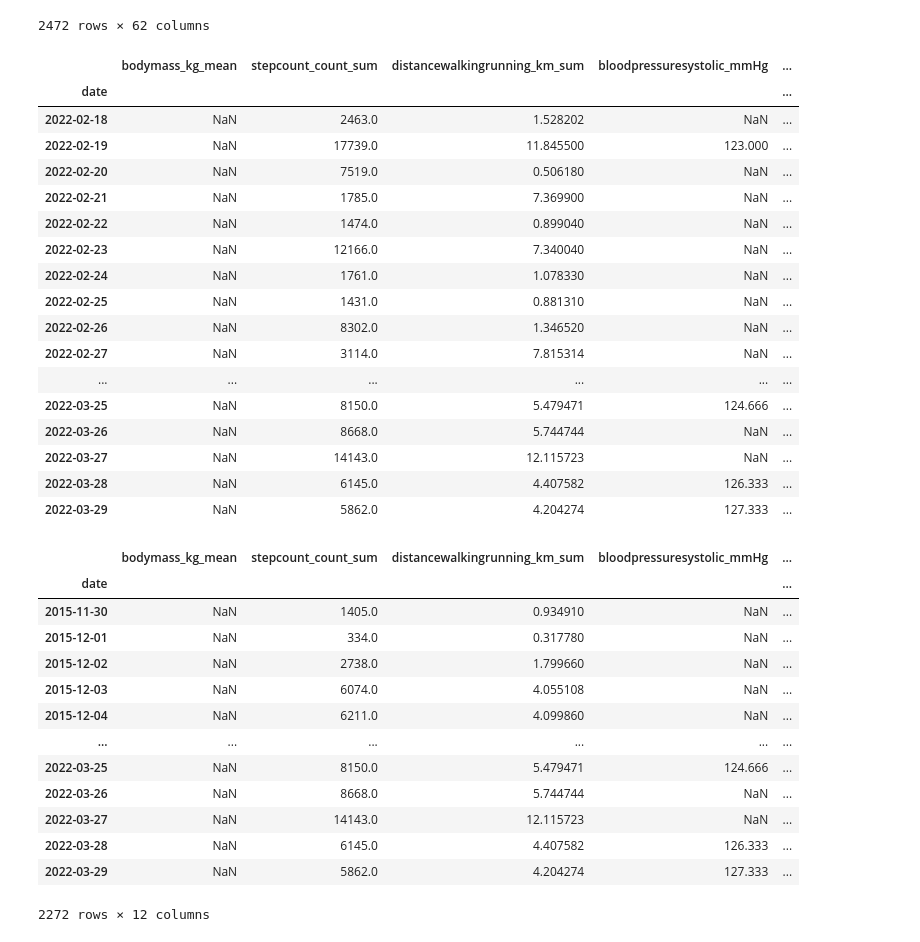
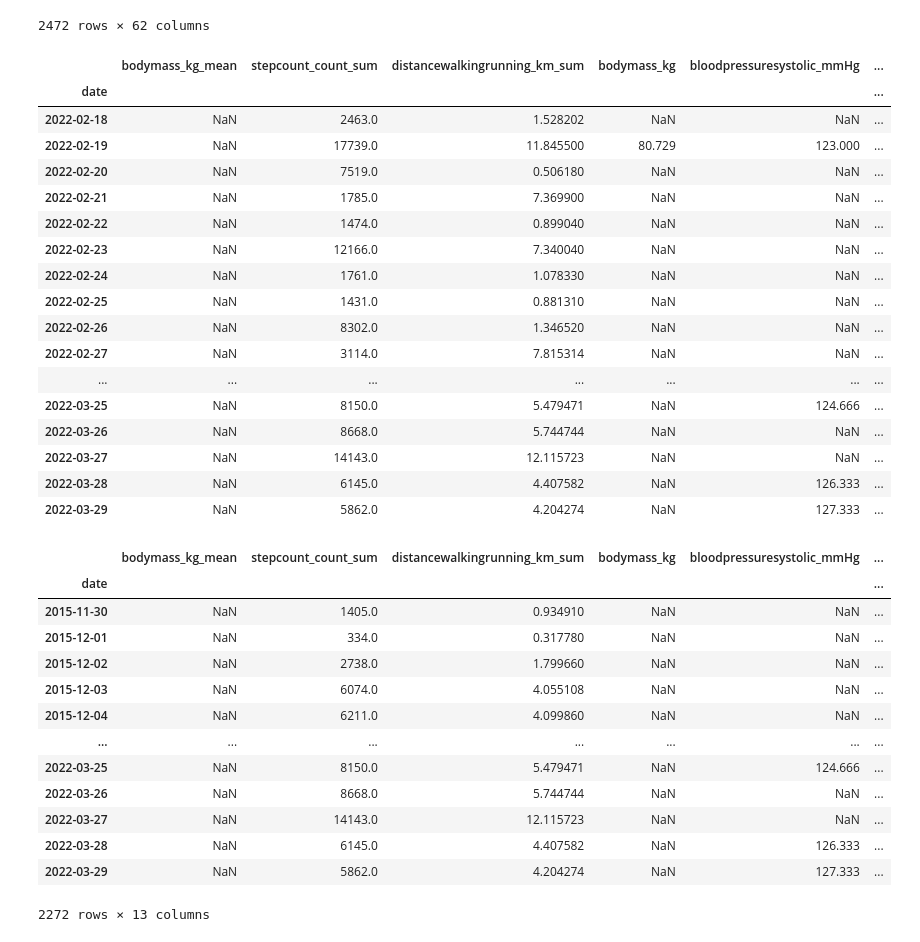
Before and after one commit to engdan77/metrics_collector, a Jupyter notebook: notebooks/metrics.ipynb, the cells around one changed output. Cells and saved outputs as stored; diff of their text form; code cells hidden in the pictures.

Commit message:
Adding bodymass

```diff
--- a/notebooks/metrics.ipynb
+++ b/notebooks/metrics.ipynb
@@ -44,31 +44,31 @@ df
 | 2022-03-29 | 2022-03-29 | NaN | NaN | NaN | NaN | ... |
 2472 rows × 62 columns
 # %%
-relevant_columns = ('date', 'bodymass_kg_mean', 'stepcount_count_sum', 'distancewalkingrunning_km_sum', 'bodymass_kg_mean', 'bloodpressuresystolic_mmHg', 'bloodpressurediastolic_mmHg', 'walking_distance_meters', 'running_distance_meters')
+relevant_columns = ('date', 'bodymass_kg_mean', 'stepcount_count_sum', 'distancewalkingrunning_km_sum', 'bodymass_kg', 'bloodpressuresystolic_mmHg', 'bloodpressurediastolic_mmHg', 'walking_distance_meters', 'running_distance_meters')
 strategy = {_: 'first' for _ in relevant_columns}
 df = df.groupby(df.index).agg(strategy)
 df.sort_index()
 df.drop('date', axis=1, inplace=True)
 df.tail(40)
 # %% [output]
-|  | bodymass_kg_mean | stepcount_count_sum | distancewalkingrunning_km_sum | bloodpressuresystolic_mmHg | ... |
-| date |  |  |  |  | ... |
-| 2022-02-18 | NaN | 2463.0 | 1.528202 | NaN | ... |
-| 2022-02-19 | NaN | 17739.0 | 11.845500 | 123.000 | ... |
-| 2022-02-20 | NaN | 7519.0 | 0.506180 | NaN | ... |
-| 2022-02-21 | NaN | 1785.0 | 7.369900 | NaN | ... |
-| 2022-02-22 | NaN | 1474.0 | 0.899040 | NaN | ... |
-| 2022-02-23 | NaN | 12166.0 | 7.340040 | NaN | ... |
-| 2022-02-24 | NaN | 1761.0 | 1.078330 | NaN | ... |
-| 2022-02-25 | NaN | 1431.0 | 0.881310 | NaN | ... |
-| 2022-02-26 | NaN | 8302.0 | 1.346520 | NaN | ... |
-| 2022-02-27 | NaN | 3114.0 | 7.815314 | NaN | ... |
-| ... | ... | ... | ... | ... | ... |
-| 2022-03-25 | NaN | 8150.0 | 5.479471 | 124.666 | ... |
-| 2022-03-26 | NaN | 8668.0 | 5.744744 | NaN | ... |
-| 2022-03-27 | NaN | 14143.0 | 12.115723 | NaN | ... |
-| 2022-03-28 | NaN | 6145.0 | 4.407582 | 126.333 | ... |
-| 2022-03-29 | NaN | 5862.0 | 4.204274 | 127.333 | ... |
+|  | bodymass_kg_mean | stepcount_count_sum | distancewalkingrunning_km_sum | bodymass_kg | bloodpressuresystolic_mmHg | ... |
+| date |  |  |  |  |  | ... |
+| 2022-02-18 | NaN | 2463.0 | 1.528202 | NaN | NaN | ... |
+| 2022-02-19 | NaN | 17739.0 | 11.845500 | 80.729 | 123.000 | ... |
+| 2022-02-20 | NaN | 7519.0 | 0.506180 | NaN | NaN | ... |
+| 2022-02-21 | NaN | 1785.0 | 7.369900 | NaN | NaN | ... |
+| 2022-02-22 | NaN | 1474.0 | 0.899040 | NaN | NaN | ... |
+| 2022-02-23 | NaN | 12166.0 | 7.340040 | NaN | NaN | ... |
+| 2022-02-24 | NaN | 1761.0 | 1.078330 | NaN | NaN | ... |
+| 2022-02-25 | NaN | 1431.0 | 0.881310 | NaN | NaN | ... |
+| 2022-02-26 | NaN | 8302.0 | 1.346520 | NaN | NaN | ... |
+| 2022-02-27 | NaN | 3114.0 | 7.815314 | NaN | NaN | ... |
+| ... | ... | ... | ... | ... | ... | ... |
+| 2022-03-25 | NaN | 8150.0 | 5.479471 | NaN | 124.666 | ... |
+| 2022-03-26 | NaN | 8668.0 | 5.744744 | NaN | NaN | ... |
+| 2022-03-27 | NaN | 14143.0 | 12.115723 | NaN | NaN | ... |
+| 2022-03-28 | NaN | 6145.0 | 4.407582 | NaN | 126.333 | ... |
+| 2022-03-29 | NaN | 5862.0 | 4.204274 | NaN | 127.333 | ... |
 # %%
 df['running_distance_garmin'] = df.running_distance_meters.apply(lambda x: x / 1000 if not pd.isna(x) else 0)
 df['walking_distance_garmin'] = df.walking_distance_meters.apply(lambda x: x / 1000 if not pd.isna(x) else 0)
@@ -79,20 +79,20 @@ df['running_km'] = df.apply(lambda row: row.running_distance_garmin, axis=1)
 
 df
 # %% [output]
-|  | bodymass_kg_mean | stepcount_count_sum | distancewalkingrunning_km_sum | bloodpressuresystolic_mmHg | ... |
-| date |  |  |  |  | ... |
-| 2015-11-30 | NaN | 1405.0 | 0.934910 | NaN | ... |
-| 2015-12-01 | NaN | 334.0 | 0.317780 | NaN | ... |
-| 2015-12-02 | NaN | 2738.0 | 1.799660 | NaN | ... |
-| 2015-12-03 | NaN | 6074.0 | 4.055108 | NaN | ... |
-| 2015-12-04 | NaN | 6211.0 | 4.099860 | NaN | ... |
-| ... | ... | ... | ... | ... | ... |
-| 2022-03-25 | NaN | 8150.0 | 5.479471 | 124.666 | ... |
-| 2022-03-26 | NaN | 8668.0 | 5.744744 | NaN | ... |
-| 2022-03-27 | NaN | 14143.0 | 12.115723 | NaN | ... |
-| 2022-03-28 | NaN | 6145.0 | 4.407582 | 126.333 | ... |
-| 2022-03-29 | NaN | 5862.0 | 4.204274 | 127.333 | ... |
+|  | bodymass_kg_mean | stepcount_count_sum | distancewalkingrunning_km_sum | bodymass_kg | bloodpressuresystolic_mmHg | ... |
+| date |  |  |  |  |  | ... |
+| 2015-11-30 | NaN | 1405.0 | 0.934910 | NaN | NaN | ... |
+| 2015-12-01 | NaN | 334.0 | 0.317780 | NaN | NaN | ... |
+| 2015-12-02 | NaN | 2738.0 | 1.799660 | NaN | NaN | ... |
+| 2015-12-03 | NaN | 6074.0 | 4.055108 | NaN | NaN | ... |
+| 2015-12-04 | NaN | 6211.0 | 4.099860 | NaN | NaN | ... |
+| ... | ... | ... | ... | ... | ... | ... |
+| 2022-03-25 | NaN | 8150.0 | 5.479471 | NaN | 124.666 | ... |
+| 2022-03-26 | NaN | 8668.0 | 5.744744 | NaN | NaN | ... |
+| 2022-03-27 | NaN | 14143.0 | 12.115723 | NaN | NaN | ... |
+| 2022-03-28 | NaN | 6145.0 | 4.407582 | NaN | 126.333 | ... |
+| 2022-03-29 | NaN | 5862.0 | 4.204274 | NaN | 127.333 | ... |
-2272 rows × 12 columns
+2272 rows × 13 columns
 # %%
 df['total_distance_km'] = df.apply(lambda row: row.running_km + row.walking_km, axis=1)
 # %%
```
Also changed, not shown: parts of 4 cells of this notebook.
